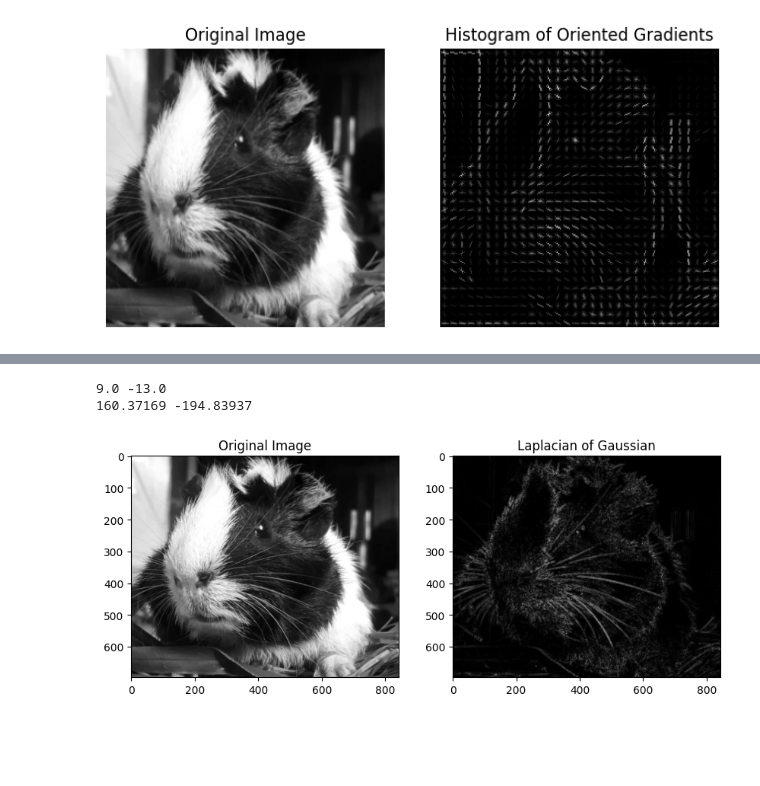
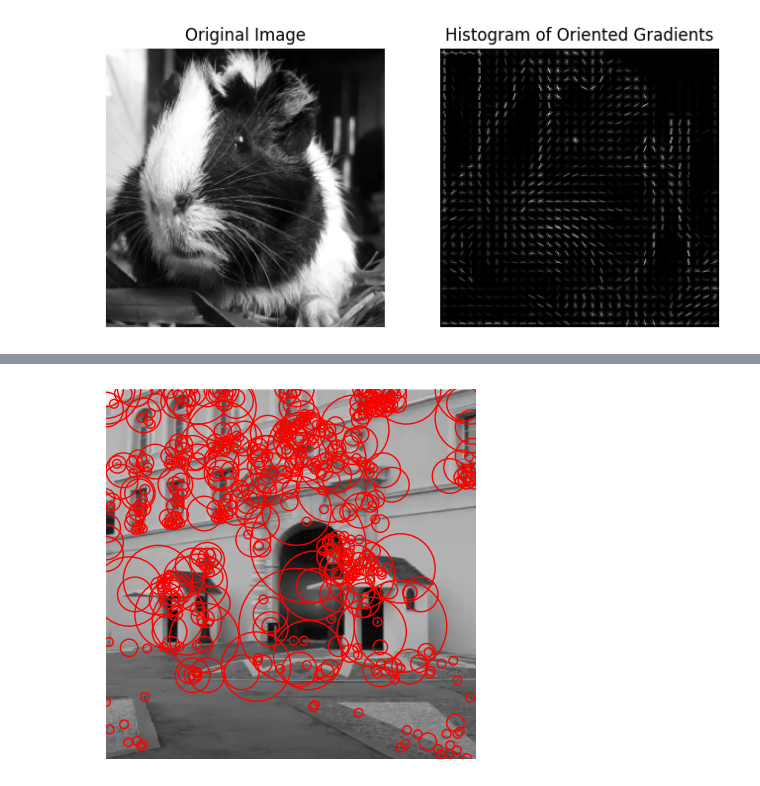
Before and after one commit to DRobinson4105/learning-portfolio, a Jupyter notebook: MachineLearning/ComputerVision/Features.ipynb, the cells around one changed output, grey strips where cells are left out. Drawn from its saved outputs; the diff is of its cells as text; code cells hidden in the pictures; blank space fills up the shorter version.

Commit message:
Started SIFT Feature Detection

```diff
--- a/MachineLearning/ComputerVision/Features.ipynb
+++ b/MachineLearning/ComputerVision/Features.ipynb
@@ -361,29 +261,0 @@ octaves = scale_space_extrema_detection(image)
-# %%
-import cv2
-import numpy as np
-from matplotlib import pyplot as plt
-
-# Step 1: Load the image
-image = cv2.imread('img3.png', cv2.IMREAD_GRAYSCALE)
-
-# Step 2: Apply Gaussian Blur to the image
-blurred_image = cv2.GaussianBlur(image, (21, 21), 3.2)
-
-# Step 3: Apply Laplacian operator
-laplacian = cv2.Laplacian(blurred_image, cv2.CV_64F)
-print(laplacian.max(), laplacian.min())
-
-laplacian = laplacian_of_gaussian(torch.from_numpy(image).unsqueeze(0).to(device).to(torch.float), 3, 2).squeeze().cpu().numpy()
-print(laplacian.max(), laplacian.min())
-# Convert back to uint8
-laplacian = np.uint8(np.absolute(laplacian))
-
-# Step 4: Display the results
-plt.figure(figsize=(10, 5))
-plt.subplot(1, 2, 1), plt.imshow(image, cmap='gray'), plt.title('Original Image')
-plt.subplot(1, 2, 2), plt.imshow(laplacian, cmap='gray'), plt.title('Laplacian of Gaussian')
-plt.show()
-# %% [output]
-9.0 -13.0
-160.37169 -194.83937
-[figure, removed]
@@ -389,0 +329,33 @@ plt.show()
+# %%
+image = cv2.imread('img1.png', cv2.IMREAD_GRAYSCALE)
+image = cv2.resize(image, (512, 512))
+image = torch.from_numpy(image).to(device=device, dtype=torch.float).unsqueeze(0)
+
+sigma = 1.6
+num_octaves = 4
+num_scales = 5
+
+octaves = scale_space_extrema_detection(image)
+keypoints = detect_keypoints(octaves, contrast_threshold=0.1)
+
+image = image.squeeze().cpu().numpy()
+fig, ax = plt.subplots()
+ax.imshow(image, cmap='gray')
+
+for keypoint in keypoints:
+    o, s, y, x = keypoint.cpu().numpy()
+
+    r = (s + 6) * 2 ** o
+    x *= 2 ** o
+    y *= 2 ** o
+
+    circle = plt.Circle((x, y), r, edgecolor='r', facecolor='none')
+    ax.add_patch(circle)
+    circle.set_clip_box(ax.bbox)
+
+ax.set_xlim(0, image.shape[1])
+ax.set_ylim(image.shape[0], 0)
+plt.axis('off')
+plt.show()
+# %% [output]
+[figure, added]
```
Also changed, not shown: parts of 6 cells of this notebook.
